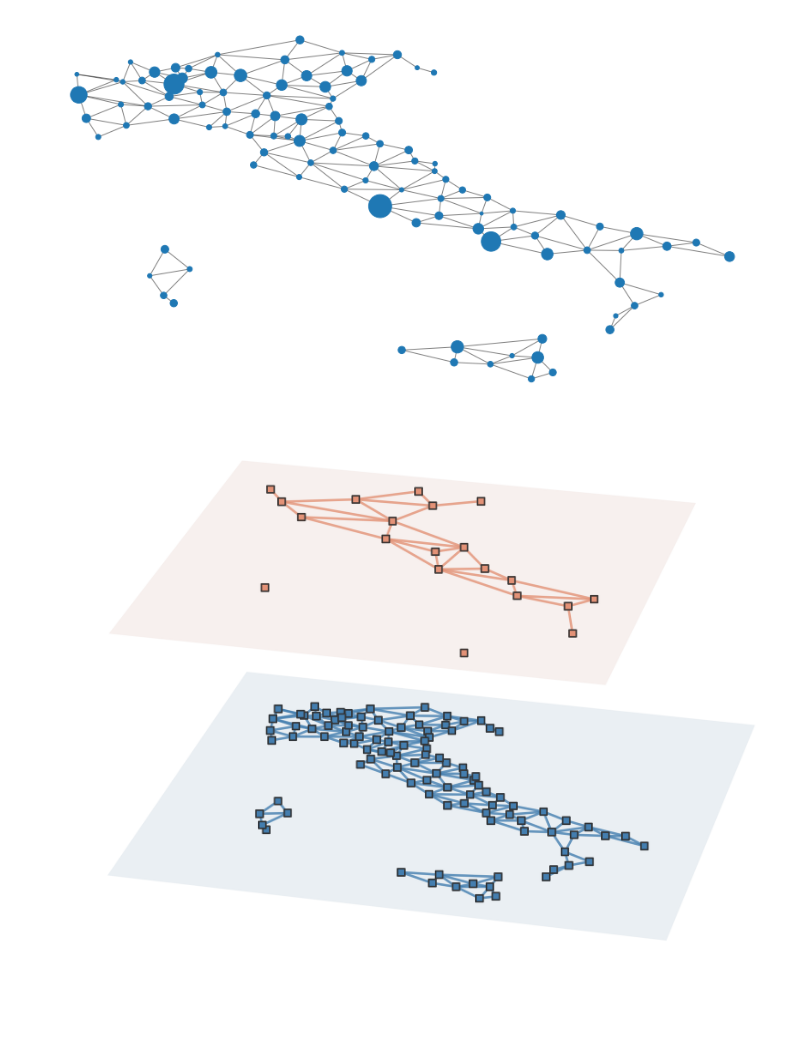
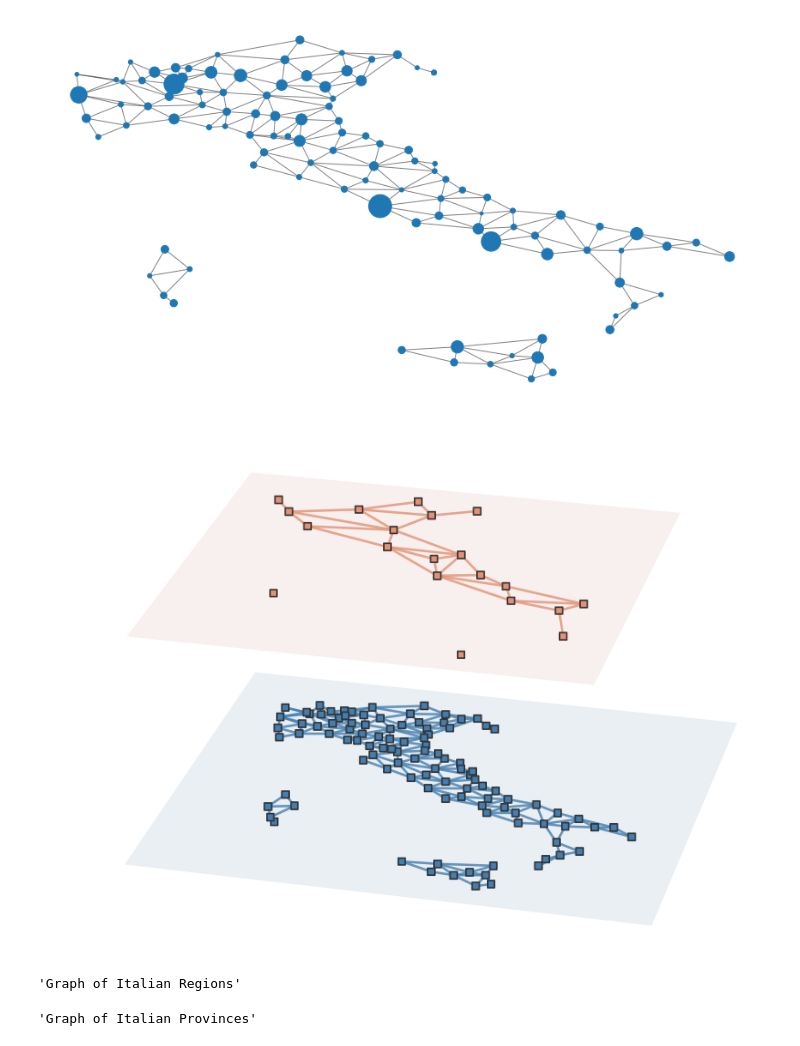
Before and after one commit to pitmonticone/EpiSimulator, a Jupyter notebook: Modelling/Python/GeoSpatial/Untitled.ipynb, the cells around one changed output. Cells and saved outputs as stored; diff of their text form; code cells hidden in the pictures; blank space fills up the shorter version.

```diff
--- a/Modelling/Python/GeoSpatial/Untitled.ipynb
+++ b/Modelling/Python/GeoSpatial/Untitled.ipynb
@@ -185,32 +186,32 @@ for gi, G in enumerate(graphs):
     xmin = min(xs)-xdiff*0.1 * (w/h)
     xmax = max(xs)+xdiff*0.1 * (w/h)
     xx, yy = np.meshgrid([xmin, xmax],[ymin, ymax])
     zz = np.zeros(xx.shape)+gi
     ax.plot_surface(xx, yy, zz, color=cols[gi], alpha=0.1, zorder=gi)
 
     # add label
     layertext = ax.text(0.0, 1.15, gi*0.95+0.5, "Layer %i"%(gi+1),
                         color='.95', fontsize='large', zorder=1e5)
     # make the text
     layertext.set_path_effects([path_effects.Stroke(linewidth=2, foreground=cols[gi]),
                                 path_effects.Normal()])
 
 # set them all at the same x,y,zlims
 ax.set_ylim(min(ys)-ydiff*0.1,max(ys)+ydiff*0.1)
 ax.set_xlim(min(xs)-xdiff*0.1,max(xs)+xdiff*0.1)
 ax.set_zlim(-0.1, len(graphs) - 1 + 0.1)
 
 # select viewing angle
 angle = -76
 height_angle = 35
 ax.view_init(height_angle, angle)
 
 # how much do you want to zoom into the fig
-ax.dist = 8.5
+ax.dist = 9
 
 ax.set_axis_off()
 
 #plt.savefig('multilayer_network.png',dpi=425,bbox_inches='tight')
 plt.show()
 # %% [output]
-[figure, old version]
+[figure, new version]
@@ -216,0 +224,8 @@ plt.show()
+# %%
+regional_graph.name
+# %% [output]
+'Graph of Italian Regions'
+# %%
+provincial_graph.name
+# %% [output]
+'Graph of Italian Provinces'
```
Also changed, not shown: parts of 3 cells of this notebook, 4 other files.
